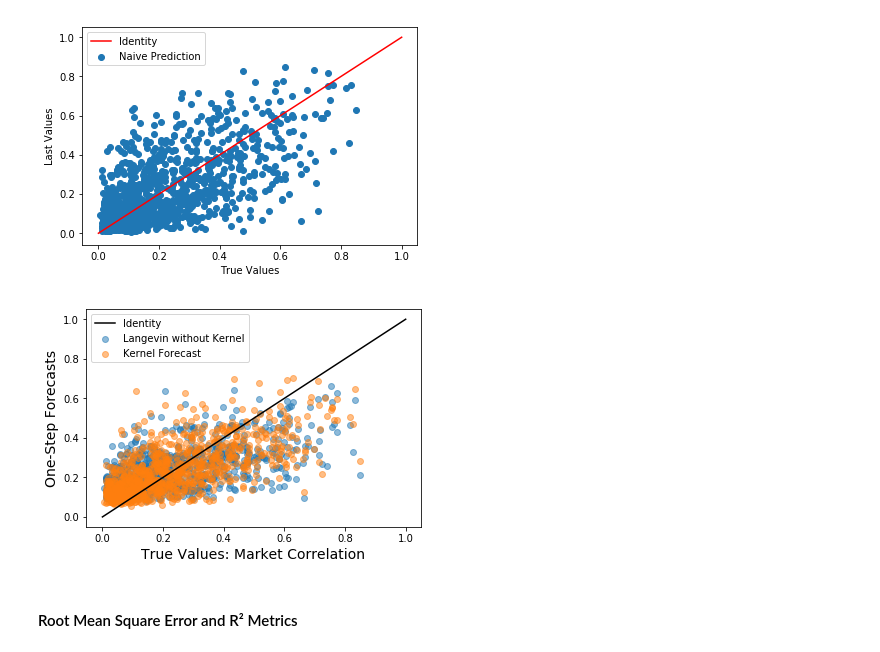
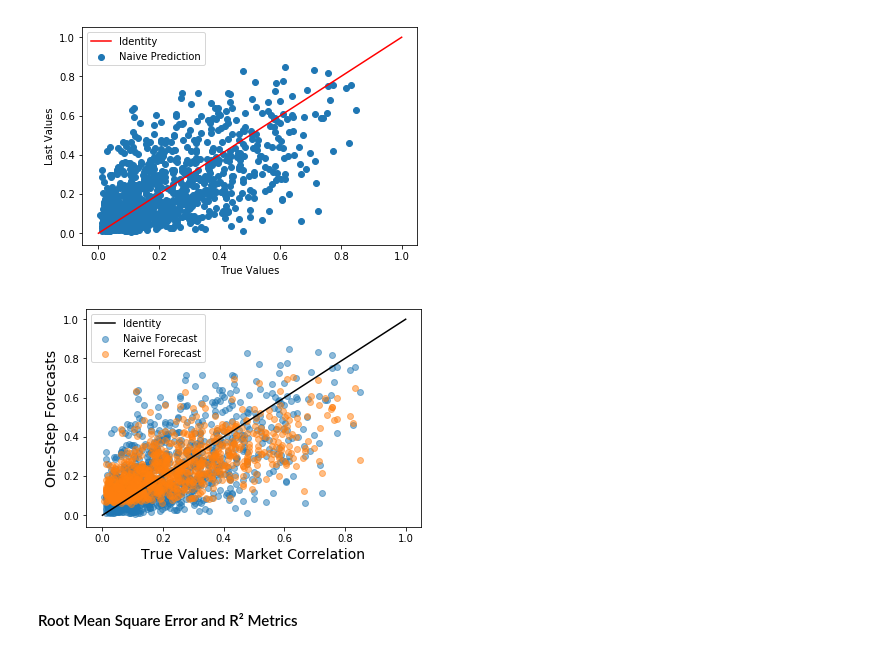
Before and after one commit to TobiasW1891/GLE-Market-Correlation, a Jupyter notebook: Prediction via GLE.ipynb, the cells around one changed output. Saved outputs shown, nothing was run; the diff lists cells and outputs as text; code cells hidden in the pictures.

Commit message:
More figures
This includes some more figures to compare the GLE to the regular LE and to the naive forecast.

```diff
--- a/Prediction via GLE.ipynb
+++ b/Prediction via GLE.ipynb
@@ -260,18 +260,18 @@ plt.show()
 # %% [output]
 [figure]
 # %%
-#plt.scatter(TrueValues, LastValues, label="Naive Forecast", alpha = 0.5)
-plt.scatter(TrueValues_0, Means_0, label="Langevin without Kernel", alpha = 0.5)
+plt.scatter(TrueValues, LastValues, label="Naive Forecast", alpha = 0.5)
+#plt.scatter(TrueValues_0, Means_0, label="Langevin without Kernel", alpha = 0.5)
 plt.scatter(TrueValues, Means, label="Kernel Forecast", alpha = 0.5)
 
 fs = 14
 plt.xlabel("True Values: Market Correlation",fontsize = fs)
 plt.ylabel("One-Step Forecasts",fontsize = fs)
 plt.plot([0,1],[0,1], label="Identity", c ="k")
 plt.legend()
 plt.show()
 # %% [output]
-[figure, old version]
+[figure, new version]
 # %% [markdown]
 #### Root Mean Square Error and R² Metrics
 # %%
```
Also changed, not shown: parts of 8 cells of this notebook.
